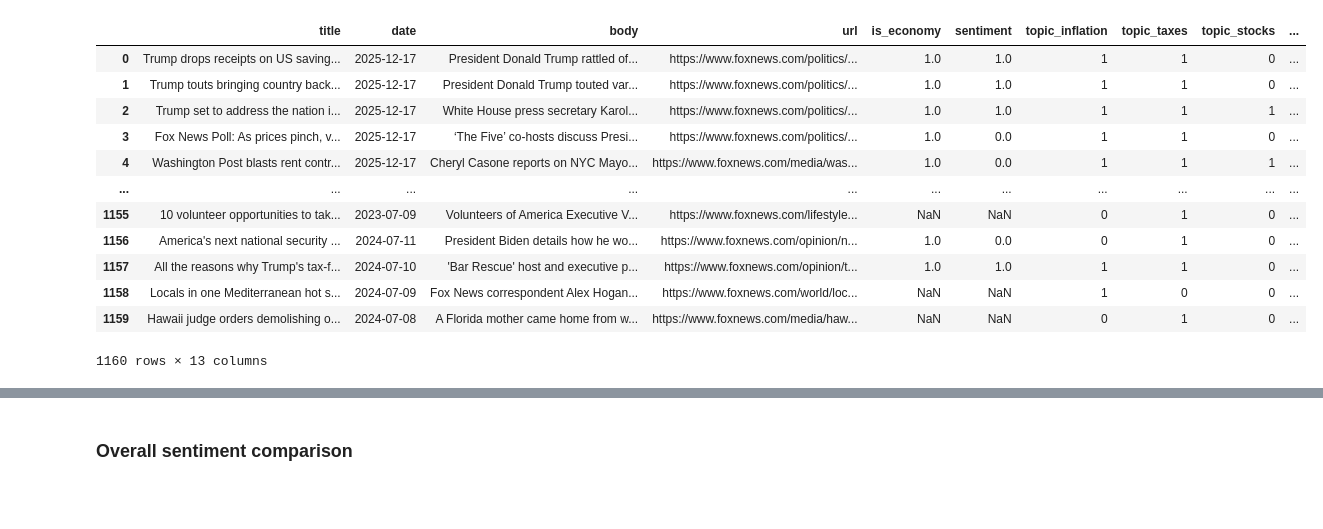
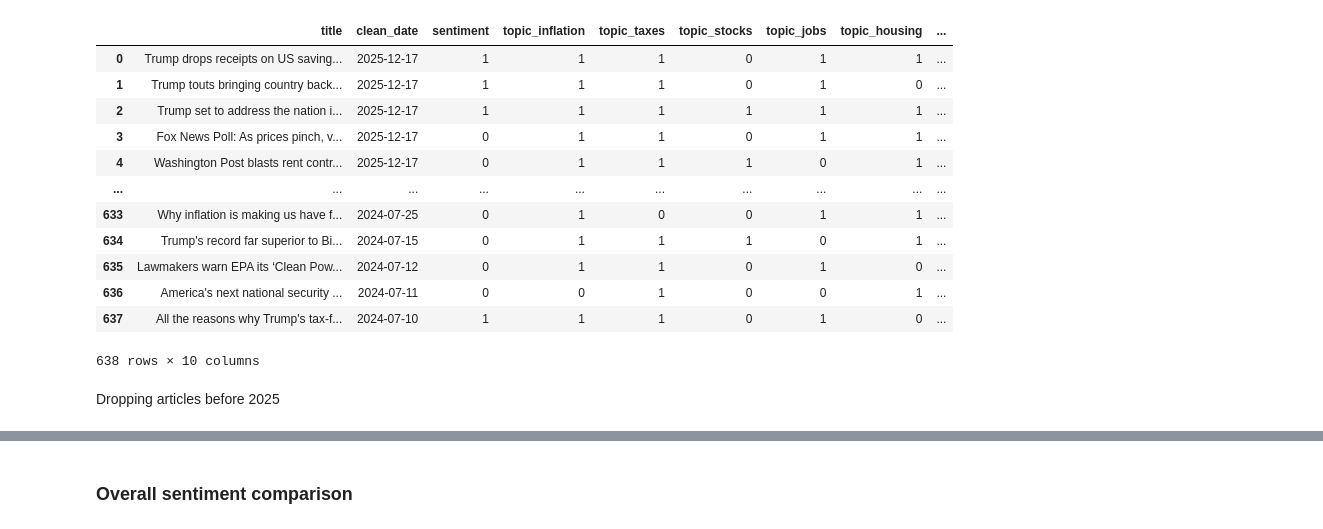
Before and after one commit to 4mbrus/Data-Engineering-1-Mini-Cloud-Project, a Jupyter notebook: web_scraping/Data_analysis.ipynb, the cells around one changed output, grey strips where cells are left out. Cells and saved outputs as stored; diff of their text form; code cells hidden in the pictures; blank space fills up the shorter version.

```diff
--- a/web_scraping/Data_analysis.ipynb
+++ b/web_scraping/Data_analysis.ipynb
@@ -42,9 +6,7 @@ df_fox_raw
 # %%
-import pandas as pd
-
 # Load the CNN data
-df_cnn_cleaned = pd.read_json(r'C:\Users\Enkhsaikhan\Data-engineering-scrap\analyzed_data\cnn_economic_sentiment.jsonl', lines=True)
+df_cnn = pd.read_csv(r'C:\Users\Enkhsaikhan\Data-engineering-scrap\analyzed_data\cnn_sentiment.csv')
 
 # Load the Fox News data
-df_fox_cleaned = pd.read_json(r'C:\Users\Enkhsaikhan\Data-engineering-scrap\analyzed_data\fox_news_economic_sentiment.jsonl', lines=True)
+df_fox = pd.read_csv(r'C:\Users\Enkhsaikhan\Data-engineering-scrap\analyzed_data\fox_sentiment.csv')
 # %%
@@ -66,16 +28,18 @@ df_cnn_cleaned
 # %%
-df_fox_cleaned
+df_fox
 # %% [output]
-|  | title | date | body | url | is_economy | sentiment | topic_inflation | topic_taxes | topic_stocks | ... |
-| 0 | Trump drops receipts on US saving... | 2025-12-17 | President Donald Trump rattled of... | https://www.foxnews.com/politics/... | 1.0 | 1.0 | 1 | 1 | 0 | ... |
-| 1 | Trump touts bringing country back... | 2025-12-17 | President Donald Trump touted var... | https://www.foxnews.com/politics/... | 1.0 | 1.0 | 1 | 1 | 0 | ... |
-| 2 | Trump set to address the nation i... | 2025-12-17 | White House press secretary Karol... | https://www.foxnews.com/politics/... | 1.0 | 1.0 | 1 | 1 | 1 | ... |
-| 3 | Fox News Poll: As prices pinch, v... | 2025-12-17 | ‘The Five’ co-hosts discuss Presi... | https://www.foxnews.com/politics/... | 1.0 | 0.0 | 1 | 1 | 0 | ... |
-| 4 | Washington Post blasts rent contr... | 2025-12-17 | Cheryl Casone reports on NYC Mayo... | https://www.foxnews.com/media/was... | 1.0 | 0.0 | 1 | 1 | 1 | ... |
-| ... | ... | ... | ... | ... | ... | ... | ... | ... | ... | ... |
-| 1155 | 10 volunteer opportunities to tak... | 2023-07-09 | Volunteers of America Executive V... | https://www.foxnews.com/lifestyle... | NaN | NaN | 0 | 1 | 0 | ... |
-| 1156 | America's next national security ... | 2024-07-11 | President Biden details how he wo... | https://www.foxnews.com/opinion/n... | 1.0 | 0.0 | 0 | 1 | 0 | ... |
-| 1157 | All the reasons why Trump's tax-f... | 2024-07-10 | 'Bar Rescue' host and executive p... | https://www.foxnews.com/opinion/t... | 1.0 | 1.0 | 1 | 1 | 0 | ... |
-| 1158 | Locals in one Mediterranean hot s... | 2024-07-09 | Fox News correspondent Alex Hogan... | https://www.foxnews.com/world/loc... | NaN | NaN | 1 | 0 | 0 | ... |
-| 1159 | Hawaii judge orders demolishing o... | 2024-07-08 | A Florida mother came home from w... | https://www.foxnews.com/media/haw... | NaN | NaN | 0 | 1 | 0 | ... |
+|  | title | clean_date | sentiment | topic_inflation | topic_taxes | topic_stocks | topic_jobs | topic_housing | ... |
+| 0 | Trump drops receipts on US saving... | 2025-12-17 | 1 | 1 | 1 | 0 | 1 | 1 | ... |
+| 1 | Trump touts bringing country back... | 2025-12-17 | 1 | 1 | 1 | 0 | 1 | 0 | ... |
+| 2 | Trump set to address the nation i... | 2025-12-17 | 1 | 1 | 1 | 1 | 1 | 1 | ... |
+| 3 | Fox News Poll: As prices pinch, v... | 2025-12-17 | 0 | 1 | 1 | 0 | 1 | 1 | ... |
+| 4 | Washington Post blasts rent contr... | 2025-12-17 | 0 | 1 | 1 | 1 | 0 | 1 | ... |
+| ... | ... | ... | ... | ... | ... | ... | ... | ... | ... |
+| 633 | Why inflation is making us have f... | 2024-07-25 | 0 | 1 | 0 | 0 | 1 | 1 | ... |
+| 634 | Trump's record far superior to Bi... | 2024-07-15 | 0 | 1 | 1 | 1 | 0 | 1 | ... |
+| 635 | Lawmakers warn EPA its ‘Clean Pow... | 2024-07-12 | 0 | 1 | 1 | 0 | 1 | 0 | ... |
+| 636 | America's next national security ... | 2024-07-11 | 0 | 0 | 1 | 0 | 0 | 1 | ... |
+| 637 | All the reasons why Trump's tax-f... | 2024-07-10 | 1 | 1 | 1 | 0 | 1 | 0 | ... |
-1160 rows × 13 columns
+638 rows × 10 columns
+# %% [markdown]
+Dropping articles before 2025
```
Also changed, not shown: parts of 16 cells of this notebook, 8 other files.
